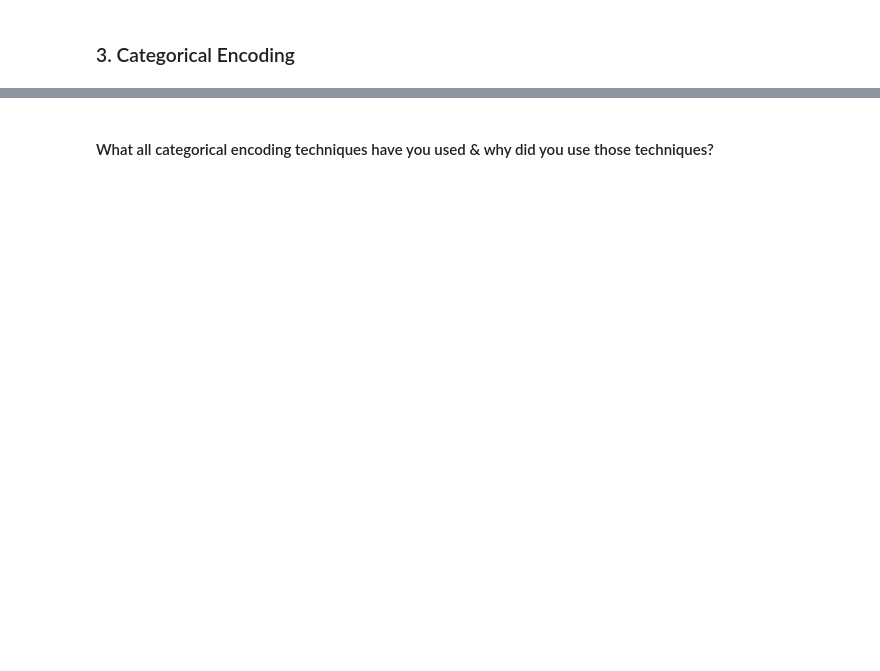
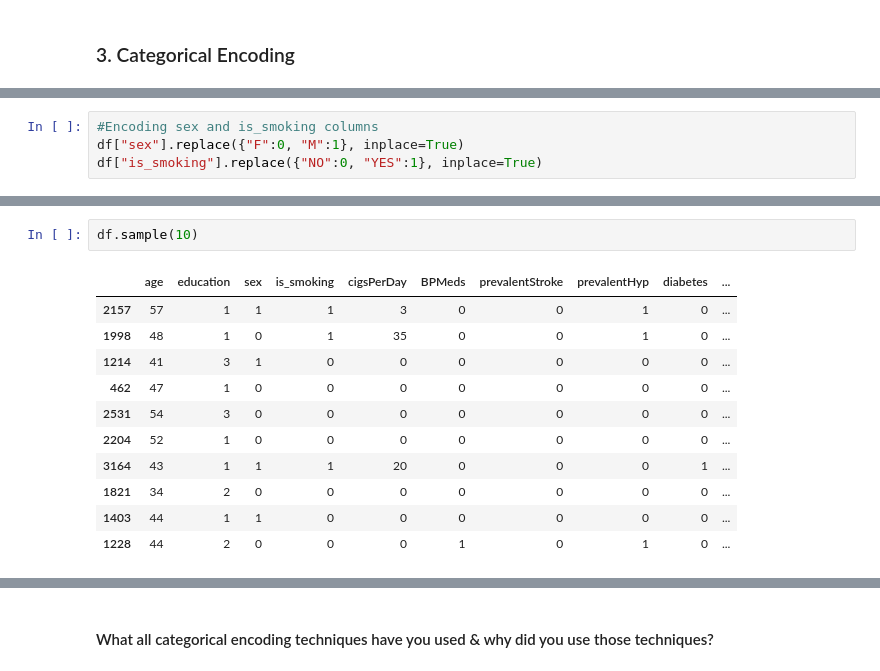
Before and after one commit to prasadwagh2503/Cardiovascular-Risk-Prediction, a Jupyter notebook: Prasad_Cardiovascular_Risk_Prediction.ipynb, the cells around one changed output, grey strips where cells are left out. Cells and saved outputs as stored; diff of their text form; blank space fills up the shorter version.

```diff
--- a/Prasad_Cardiovascular_Risk_Prediction.ipynb
+++ b/Prasad_Cardiovascular_Risk_Prediction.ipynb
@@ -1121,0 +1154,4 @@ I have used the IQR technique to find out the outliers and I have found out that
+# %%
+#Encoding sex and is_smoking columns
+df["sex"].replace({"F":0, "M":1}, inplace=True)
+df["is_smoking"].replace({"NO":0, "YES":1}, inplace=True)
@@ -1121,0 +1160,14 @@ I have used the IQR technique to find out the outliers and I have found out that
+# %%
+df.sample(10)
+# %% [output]
+|  | age | education | sex | is_smoking | cigsPerDay | BPMeds | prevalentStroke | prevalentHyp | diabetes | ... |
+| 2157 | 57 | 1 | 1 | 1 | 3 | 0 | 0 | 1 | 0 | ... |
+| 1998 | 48 | 1 | 0 | 1 | 35 | 0 | 0 | 1 | 0 | ... |
+| 1214 | 41 | 3 | 1 | 0 | 0 | 0 | 0 | 0 | 0 | ... |
+| 462 | 47 | 1 | 0 | 0 | 0 | 0 | 0 | 0 | 0 | ... |
+| 2531 | 54 | 3 | 0 | 0 | 0 | 0 | 0 | 0 | 0 | ... |
+| 2204 | 52 | 1 | 0 | 0 | 0 | 0 | 0 | 0 | 0 | ... |
+| 3164 | 43 | 1 | 1 | 1 | 20 | 0 | 0 | 0 | 1 | ... |
+| 1821 | 34 | 2 | 0 | 0 | 0 | 0 | 0 | 0 | 0 | ... |
+| 1403 | 44 | 1 | 1 | 0 | 0 | 0 | 0 | 0 | 0 | ... |
+| 1228 | 44 | 2 | 0 | 0 | 0 | 1 | 0 | 1 | 0 | ... |
```
Also changed, not shown: parts of 113 cells of this notebook.
